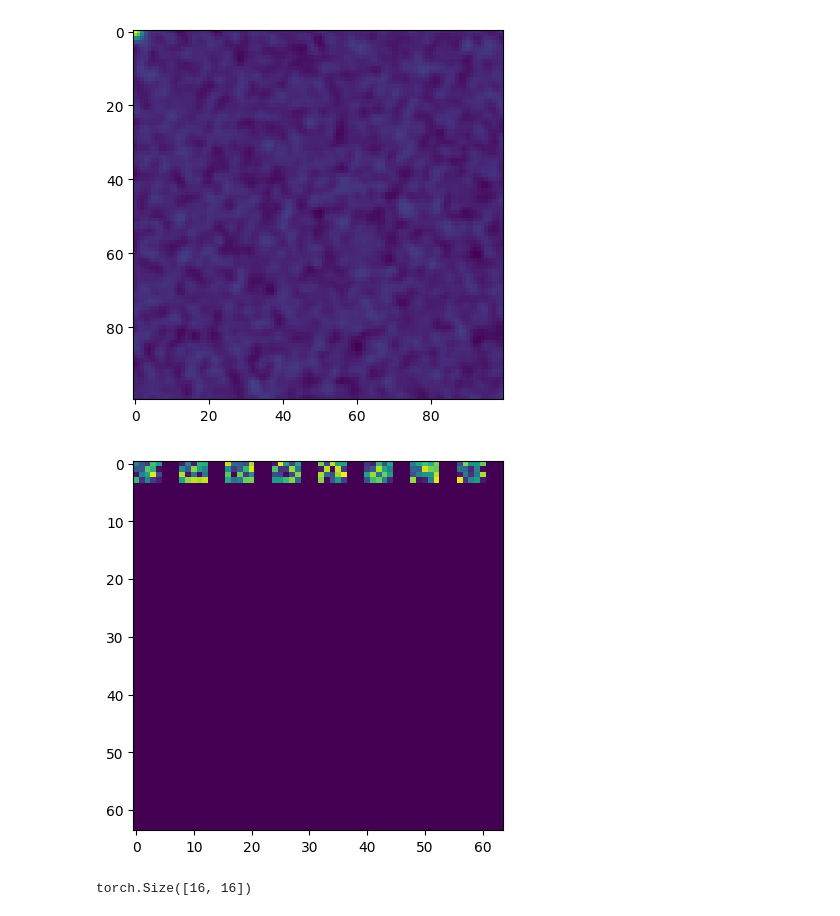
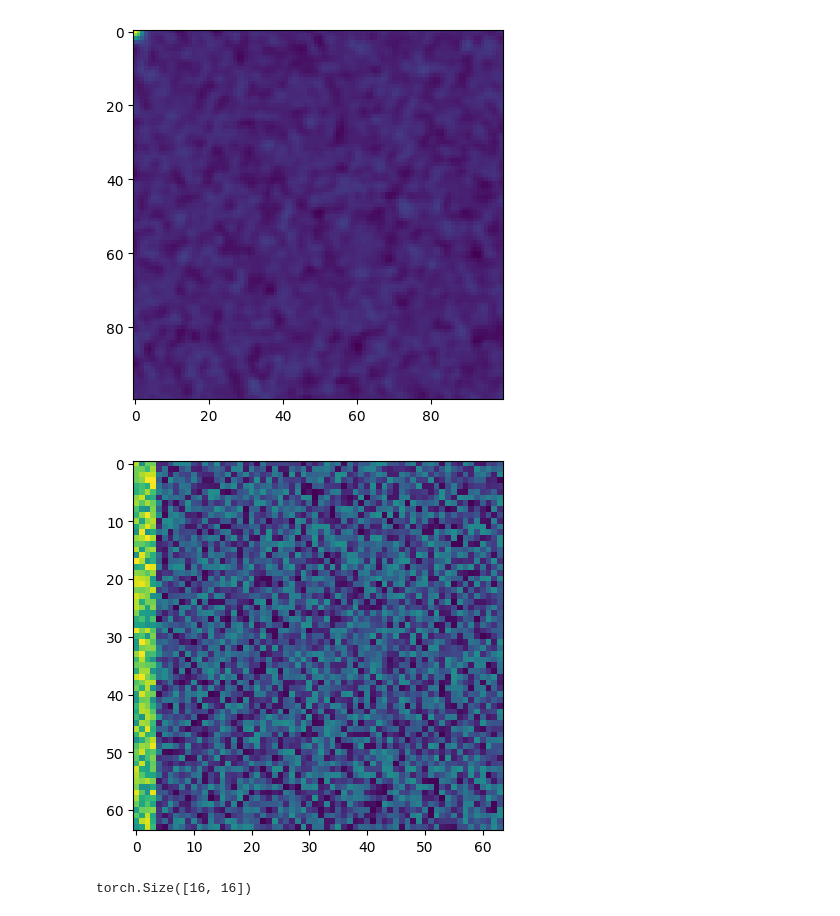
Before and after one commit to obdn27/torchfluidsim, a Jupyter notebook: scripts/solver_test.ipynb, the cells around one changed output. Saved outputs shown, nothing was run; the diff lists cells and outputs as text; code cells hidden in the pictures.

```diff
--- a/scripts/solver_test.ipynb
+++ b/scripts/solver_test.ipynb
@@ -172,28 +172,28 @@ plt.show()
 # %%
 H, W = 64, 64
 
 density = torch.rand(H, W)
 # density *= 0.01
 
 Y, X = torch.meshgrid(
     torch.arange(H),
     torch.arange(W),
     indexing='ij',
 )
 
 stream_spacing = 8
 stream_thickness = 4
 
 spacing = H / 2
 
 mask = ((X % stream_spacing) <= stream_thickness)
 
-density[:, :stream_thickness] *= mask[:, :stream_thickness]
+density[:, :stream_thickness] += mask[:, :stream_thickness]
 
 plt.imshow(density)
 plt.show()
 # %% [output]
-[figure, old version]
+[figure, new version]
 # %%
 import solvers
 import torch.nn.functional as F
```
Also changed, not shown: parts of 1 cell of this notebook, 6 other files.
